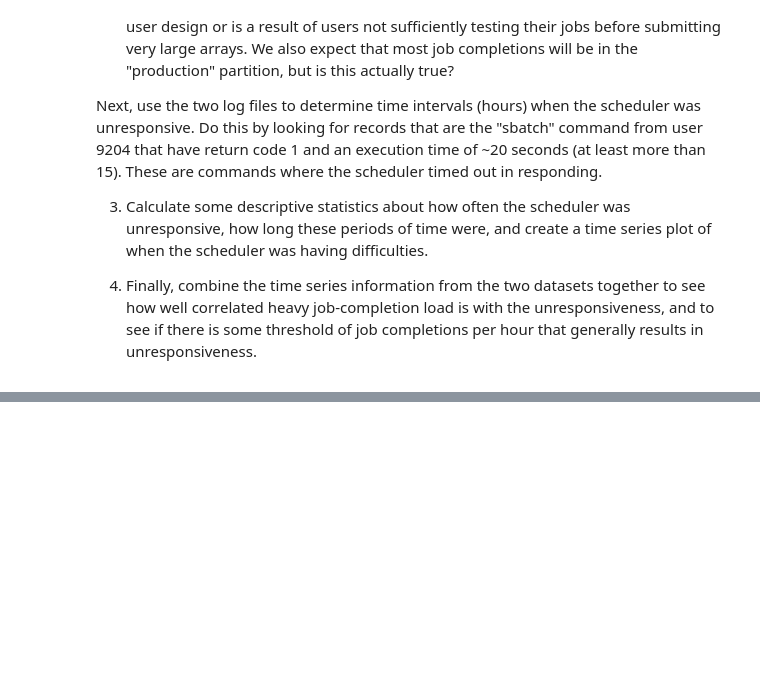
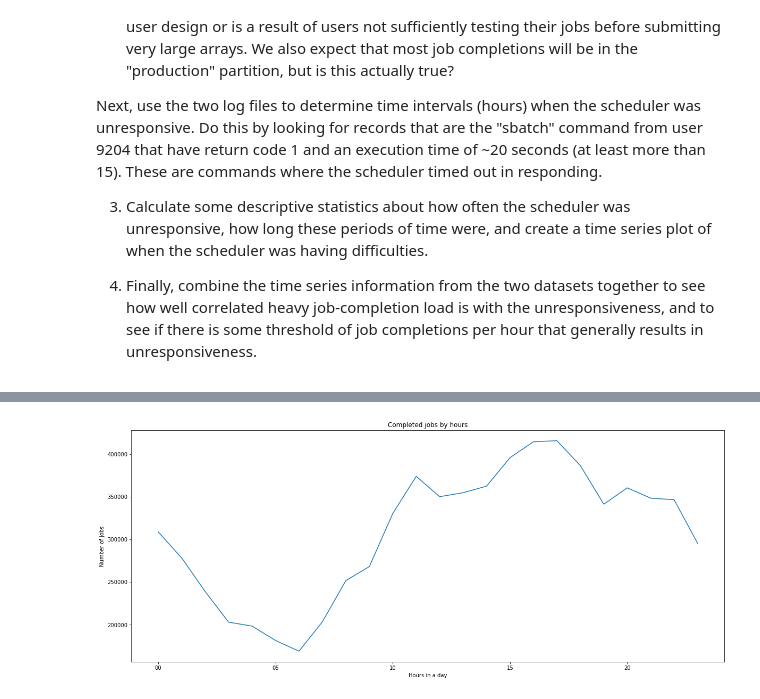
Before and after one commit to nss-data-science-cohort-5/accre-three-musketeers, a Jupyter notebook: notebooks/azhang_1_accre.ipynb, the cells around one changed output, grey strips where cells are left out. Saved outputs shown, nothing was run; the diff lists cells and outputs as text; code cells hidden in the pictures; blank space fills up the shorter version.

```diff
--- a/notebooks/azhang_1_accre.ipynb
+++ b/notebooks/azhang_1_accre.ipynb
@@ -85,0 +53,10 @@ scheduler[(scheduler['STATE']=='CANCELLED')& (scheduler['EXITCODE']=='0:0')].sor
+# %%
+# completed jobs by hours
+completed_by_hour = completed.groupby(completed['END'].dt.strftime('%H')).count()
+plt.figure(figsize = (20,8))
+completed_by_hour['JOBID'].plot()
+plt.title('Completed jobs by hours')
+plt.xlabel('Hours in a day')
+plt.ylabel('Number of jobs');
+# %% [output]
+[figure, added]
```
Also changed, not shown: parts of 26 cells of this notebook.
